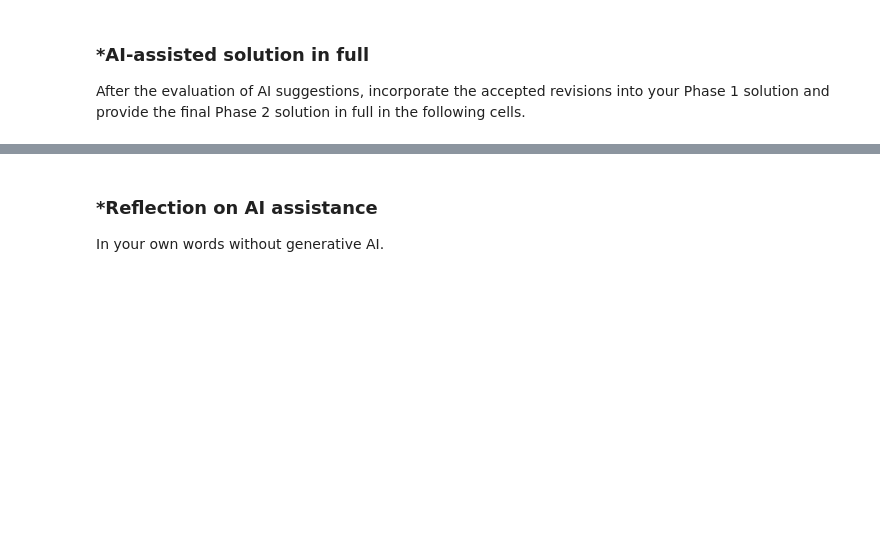
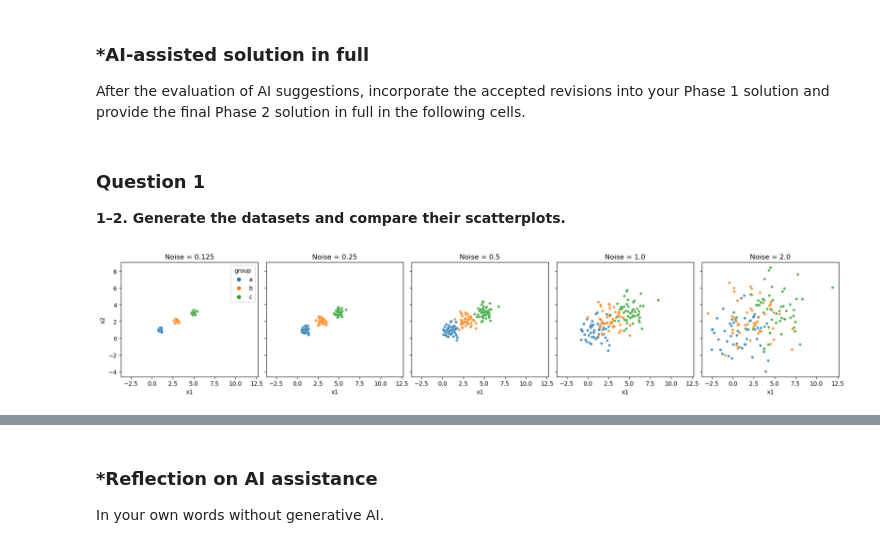
Before and after one commit to andrewniscool/A04-clustering, a Jupyter notebook: notebook.ipynb, the cells around one changed output, grey strips where cells are left out. Saved outputs shown, nothing was run; the diff lists cells and outputs as text; code cells hidden in the pictures; blank space fills up the shorter version.

Commit message:
Phase 2

```diff
--- a/notebook.ipynb
+++ b/notebook.ipynb
@@ -428,0 +433,49 @@ After the evaluation of AI suggestions, incorporate the accepted revisions into
+# %% [markdown]
+### Question 1
+
+**1–2. Generate the datasets and compare their scatterplots.**
+# %%
+# Phase 2: Q1 data, generated the same way as Phase 1.
+import numpy as np
+import pandas as pd
+import seaborn as sns
+
+def createData(noise,N=50):
+    np.random.seed(100) # Set the seed for replicability
+    # Generate (x1,x2,g) triples:
+    X1 = np.array([np.random.normal(1,noise,N),np.random.normal(1,noise,N)])
+    X2 = np.array([np.random.normal(3,noise,N),np.random.normal(2,noise,N)])
+    X3 = np.array([np.random.normal(5,noise,N),np.random.normal(3,noise,N)])
+    # Concatenate into one data frame
+    gdf1 = pd.DataFrame({'x1':X1[0,:],'x2':X1[1,:],'group':'a'})
+    gdf2 = pd.DataFrame({'x1':X2[0,:],'x2':X2[1,:],'group':'b'})
+    gdf3 = pd.DataFrame({'x1':X3[0,:],'x2':X3[1,:],'group':'c'})
+    df = pd.concat([gdf1,gdf2,gdf3],axis=0)
+    return df
+
+df0_125 = createData(0.125)
+df0_25 = createData(0.25)
+df0_5 = createData(0.5)
+df1_0 = createData(1.0)
+df2_0 = createData(2.0)
+
+import matplotlib.pyplot as plt
+from matplotlib.ticker import PercentFormatter
+from sklearn.cluster import KMeans
+from IPython.display import display
+
+noise_datasets = {
+    0.125: df0_125, 0.25: df0_25, 0.5: df0_5, 1.0: df1_0, 2.0: df2_0
+}
+fig, axes = plt.subplots(1, 5, figsize=(18, 4), sharex=True, sharey=True)
+for ax, (noise, df) in zip(axes, noise_datasets.items()):
+    assert len(df) == 150
+    sns.scatterplot(data=df, x="x1", y="x2", hue="group",
+                    hue_order=["a", "b", "c"], palette="tab10",
+                    ax=ax, s=22, alpha=0.8, legend=(noise == 0.125))
+    ax.set_title(f"Noise = {noise}")
+    ax.set_aspect("equal", adjustable="box")
+plt.tight_layout()
+plt.show()
+# %% [output]
+[figure, added]
```
Also changed, not shown: parts of 22 cells of this notebook.
